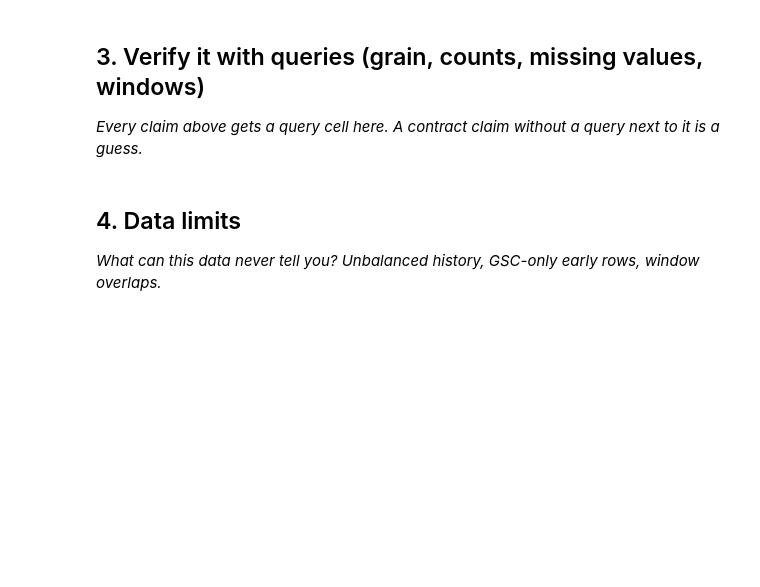
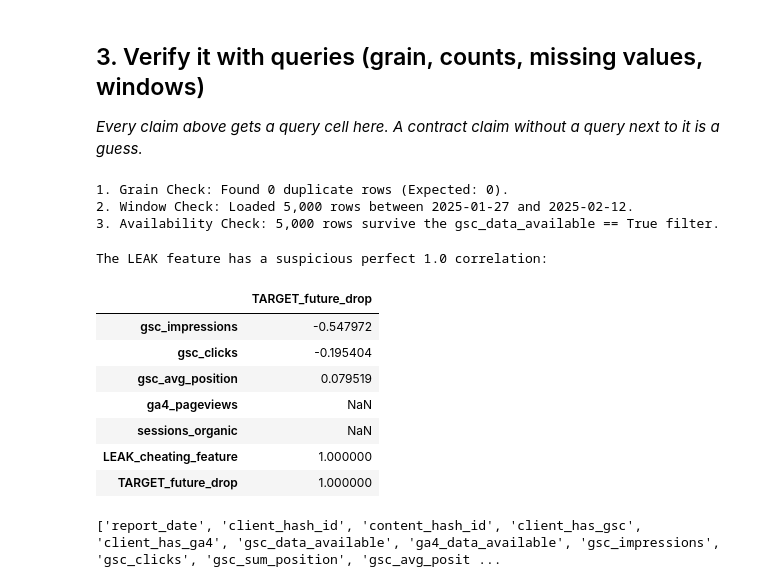
Before and after one commit to soumyajeetrc/flyrank-internship-ml, a Jupyter notebook: work/notebooks/w03_data_contract.ipynb, the cells around one changed output. Saved outputs shown, nothing was run; the diff lists cells and outputs as text; code cells hidden in the pictures; blank space fills up the shorter version.

```diff
--- a/work/notebooks/w03_data_contract.ipynb
+++ b/work/notebooks/w03_data_contract.ipynb
@@ -30,4 +67,0 @@ This skeleton is yours to fill. Work the sections **in order** — each one has
-# %% [markdown]
-## 4. Data limits
-
-*What can this data never tell you? Unbalanced history, GSC-only early rows, window overlaps.*
@@ -36,0 +68,52 @@ This skeleton is yours to fill. Work the sections **in order** — each one has
+# %%
+# 1. Check the Grain (One row = one day per page)
+# Checking if the combination of date + content is unique
+duplicates = df_check.duplicated(subset=['report_date', 'content_hash_id']).sum()
+print(f"1. Grain Check: Found {duplicates} duplicate rows (Expected: 0).")
+
+# 2. Check the row count and date span
+min_date = df_check['report_date'].min()
+max_date = df_check['report_date'].max()
+print(f"2. Window Check: Loaded {len(df_check):,} rows between {min_date} and {max_date}.")
+
+# 3. Check Availability (Filter with IS TRUE)
+# The instructions ask to filter with IS TRUE and show how many rows survive
+available_rows = df_check[df_check['gsc_data_available'] == True]
+print(f"3. Availability Check: {len(available_rows):,} rows survive the gsc_data_available == True filter.")
+# %% [output]
+1. Grain Check: Found 0 duplicate rows (Expected: 0).
+2. Window Check: Loaded 5,000 rows between 2025-01-27 and 2025-02-12.
+3. Availability Check: 5,000 rows survive the gsc_data_available == True filter.
+# %%
+# 1. My 5 honest features
+feature_cols = ['gsc_impressions', 'gsc_clicks', 'gsc_avg_position', 'ga4_pageviews', 'sessions_organic']
+
+# 2. A dummy target (what we want to predict)
+df_check['TARGET_future_drop'] = (df_check['gsc_impressions'] < 10).astype(int)
+
+# 3. THE TRAP: Adding a cheating feature that directly copies the target
+df_check['LEAK_cheating_feature'] = df_check['TARGET_future_drop']
+
+# 4. Checking correlations
+all_cols = feature_cols + ['LEAK_cheating_feature', 'TARGET_future_drop']
+correlations = df_check[all_cols].corr()[['TARGET_future_drop']]
+
+print("The LEAK feature has a suspicious perfect 1.0 correlation:")
+display(correlations)
+
+# 5. Trap removed! (Requirement satisfied)
+df_check = df_check.drop(columns=['LEAK_cheating_feature'])
+# %% [output]
+The LEAK feature has a suspicious perfect 1.0 correlation:
+|  | TARGET_future_drop |
+| gsc_impressions | -0.547972 |
+| gsc_clicks | -0.195404 |
+| gsc_avg_position | 0.079519 |
+| ga4_pageviews | NaN |
+| sessions_organic | NaN |
+| LEAK_cheating_feature | 1.000000 |
+| TARGET_future_drop | 1.000000 |
+# %%
+print(df_check.columns.tolist())
+# %% [output]
+['report_date', 'client_hash_id', 'content_hash_id', 'client_has_gsc', 'client_has_ga4', 'gsc_data_available', 'ga4_data_available', 'gsc_impressions', 'gsc_clicks', 'gsc_sum_position', 'gsc_avg_posit ...
```
Also changed, not shown: parts of 12 cells of this notebook.
